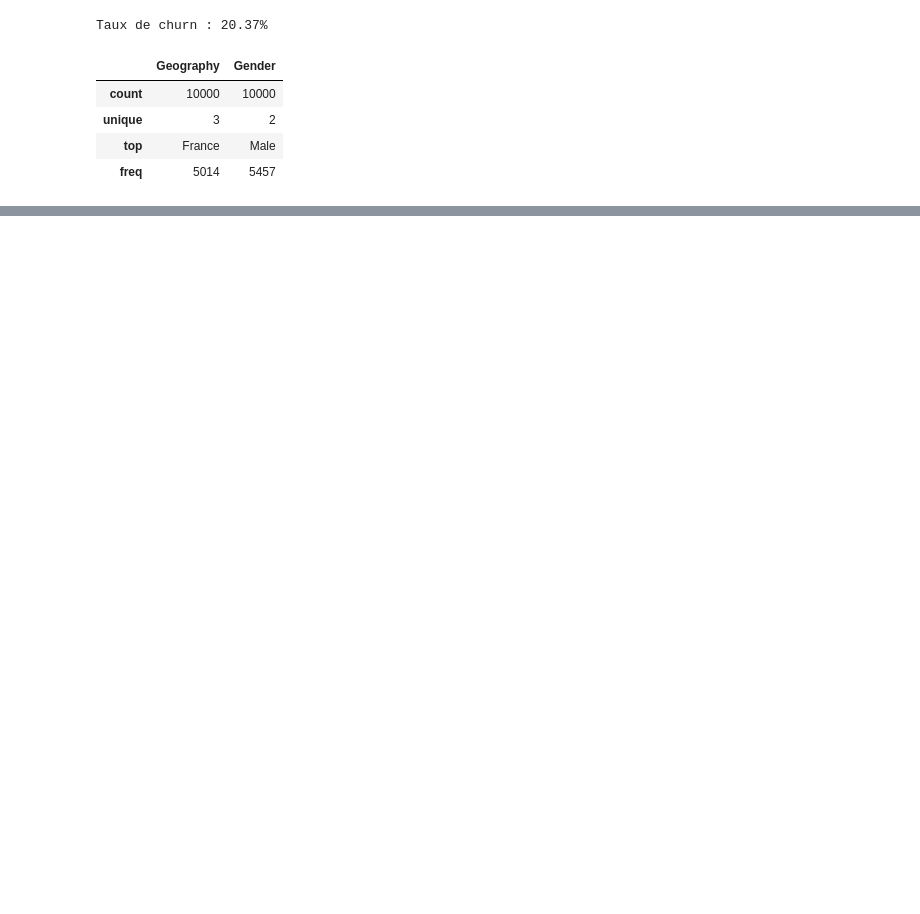
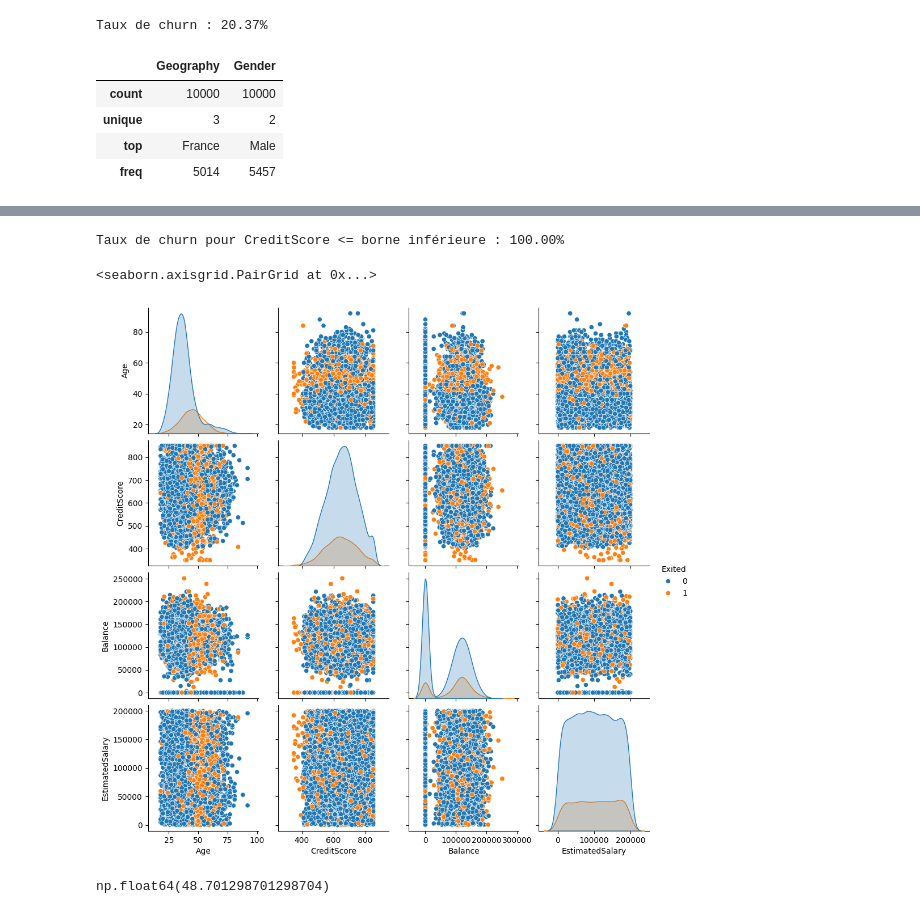
Before and after one commit to Haider-Dev01/MACHINE_LEARNING, a Jupyter notebook: classification/classificatio.ipynb, the cells around one changed output, grey strips where cells are left out. Saved outputs shown, nothing was run; the diff lists cells and outputs as text; code cells hidden in the pictures; blank space fills up the shorter version.

```diff
--- a/classification/classificatio.ipynb
+++ b/classification/classificatio.ipynb
@@ -131,0 +171,22 @@ df.describe(include='object')
+# %%
+# Borne inférieure (Q1 - 1.5*IQR)
+Q1 = df['CreditScore'].quantile(0.25)
+Q3 = df['CreditScore'].quantile(0.75)
+IQR = Q3 - Q1
+borne_inf = Q1 - 1.5 * IQR
+
+# Calcul du taux
+taux = df[df['CreditScore'] <= borne_inf]['Exited'].mean() * 100
+print(f"Taux de churn pour CreditScore <= borne inférieure : {taux:.2f}%")
+# %% [output]
+Taux de churn pour CreditScore <= borne inférieure : 100.00%
+# %%
+my_list = ['Age', 'CreditScore', 'Balance', 'EstimatedSalary','Exited']
+sns.pairplot(df[my_list], hue='Exited')
+# %% [output]
+<seaborn.axisgrid.PairGrid at 0x...>
+[figure, added]
+# %%
+df.loc[(df['Age'].between(45, 55)), 'Exited'].mean() * 100
+# %% [output]
+np.float64(48.701298701298704)
```
Also changed, not shown: parts of 16 cells of this notebook.
